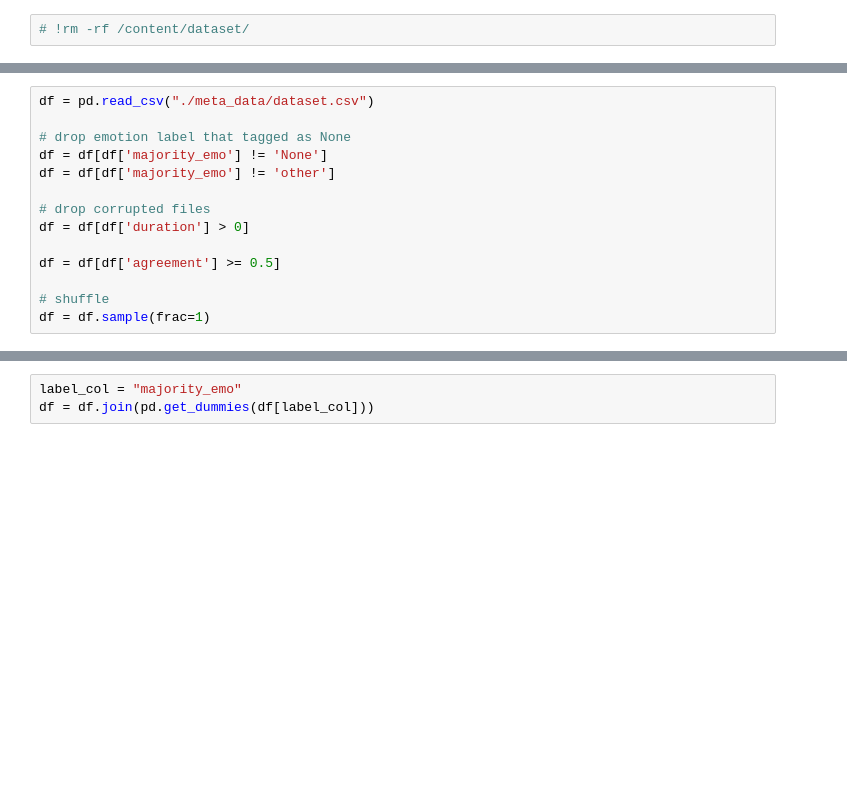
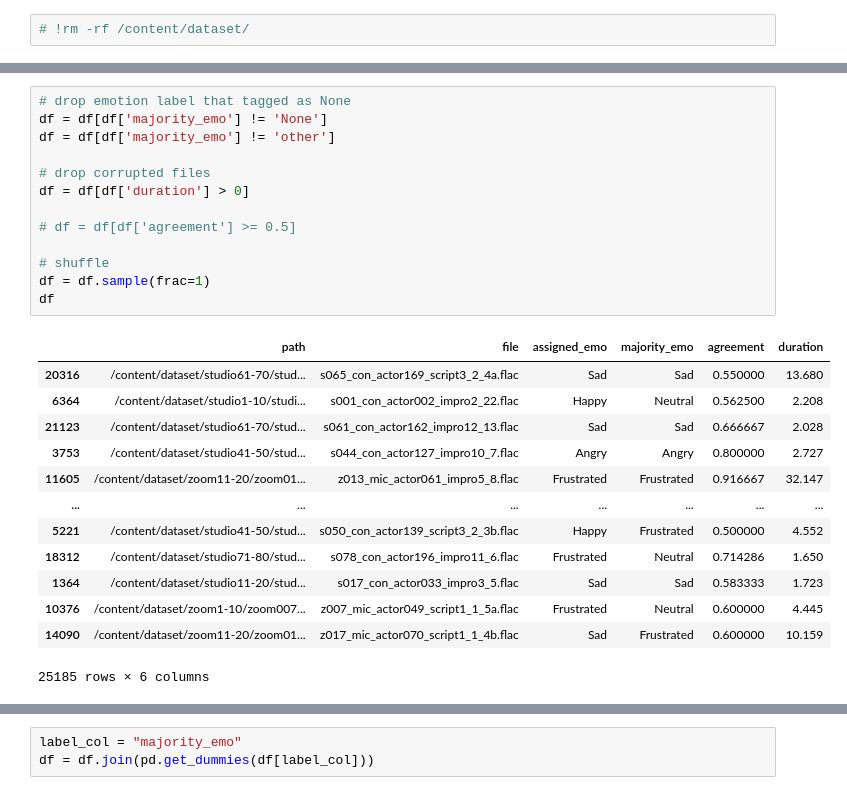
Before and after one commit to chuan-khuna/ThaiSER, a Jupyter notebook: Train Multi-layer Transformer.ipynb, the cells around one changed output, grey strips where cells are left out. Saved outputs shown, nothing was run; the diff lists cells and outputs as text; blank space fills up the shorter version.

```diff
--- a/Train Multi-layer Transformer.ipynb
+++ b/Train Multi-layer Transformer.ipynb
@@ -217,17 +255,30 @@ print(os.listdir(dataset_path))
 # %%
-df = pd.read_csv("./meta_data/dataset.csv")
-
 # drop emotion label that tagged as None
 df = df[df['majority_emo'] != 'None']
 df = df[df['majority_emo'] != 'other']
 
 # drop corrupted files
 df = df[df['duration'] > 0]
 
-df = df[df['agreement'] >= 0.5]
+# df = df[df['agreement'] >= 0.5]
 
 # shuffle
 df = df.sample(frac=1)
+df
+# %% [output]
+|  | path | file | assigned_emo | majority_emo | agreement | duration |
+| 20316 | /content/dataset/studio61-70/stud... | s065_con_actor169_script3_2_4a.flac | Sad | Sad | 0.550000 | 13.680 |
+| 6364 | /content/dataset/studio1-10/studi... | s001_con_actor002_impro2_22.flac | Happy | Neutral | 0.562500 | 2.208 |
+| 21123 | /content/dataset/studio61-70/stud... | s061_con_actor162_impro12_13.flac | Sad | Sad | 0.666667 | 2.028 |
+| 3753 | /content/dataset/studio41-50/stud... | s044_con_actor127_impro10_7.flac | Angry | Angry | 0.800000 | 2.727 |
+| 11605 | /content/dataset/zoom11-20/zoom01... | z013_mic_actor061_impro5_8.flac | Frustrated | Frustrated | 0.916667 | 32.147 |
+| ... | ... | ... | ... | ... | ... | ... |
+| 5221 | /content/dataset/studio41-50/stud... | s050_con_actor139_script3_2_3b.flac | Happy | Frustrated | 0.500000 | 4.552 |
+| 18312 | /content/dataset/studio71-80/stud... | s078_con_actor196_impro11_6.flac | Frustrated | Neutral | 0.714286 | 1.650 |
+| 1364 | /content/dataset/studio11-20/stud... | s017_con_actor033_impro3_5.flac | Sad | Sad | 0.583333 | 1.723 |
+| 10376 | /content/dataset/zoom1-10/zoom007... | z007_mic_actor049_script1_1_5a.flac | Frustrated | Neutral | 0.600000 | 4.445 |
+| 14090 | /content/dataset/zoom11-20/zoom01... | z017_mic_actor070_script1_1_4b.flac | Sad | Frustrated | 0.600000 | 10.159 |
+25185 rows × 6 columns
 # %%
 assert (df['duration'] > 0).all()
 df['majority_emo'].drop_duplicates()
```
Also changed, not shown: parts of 37 cells of this notebook, 2 other files.
